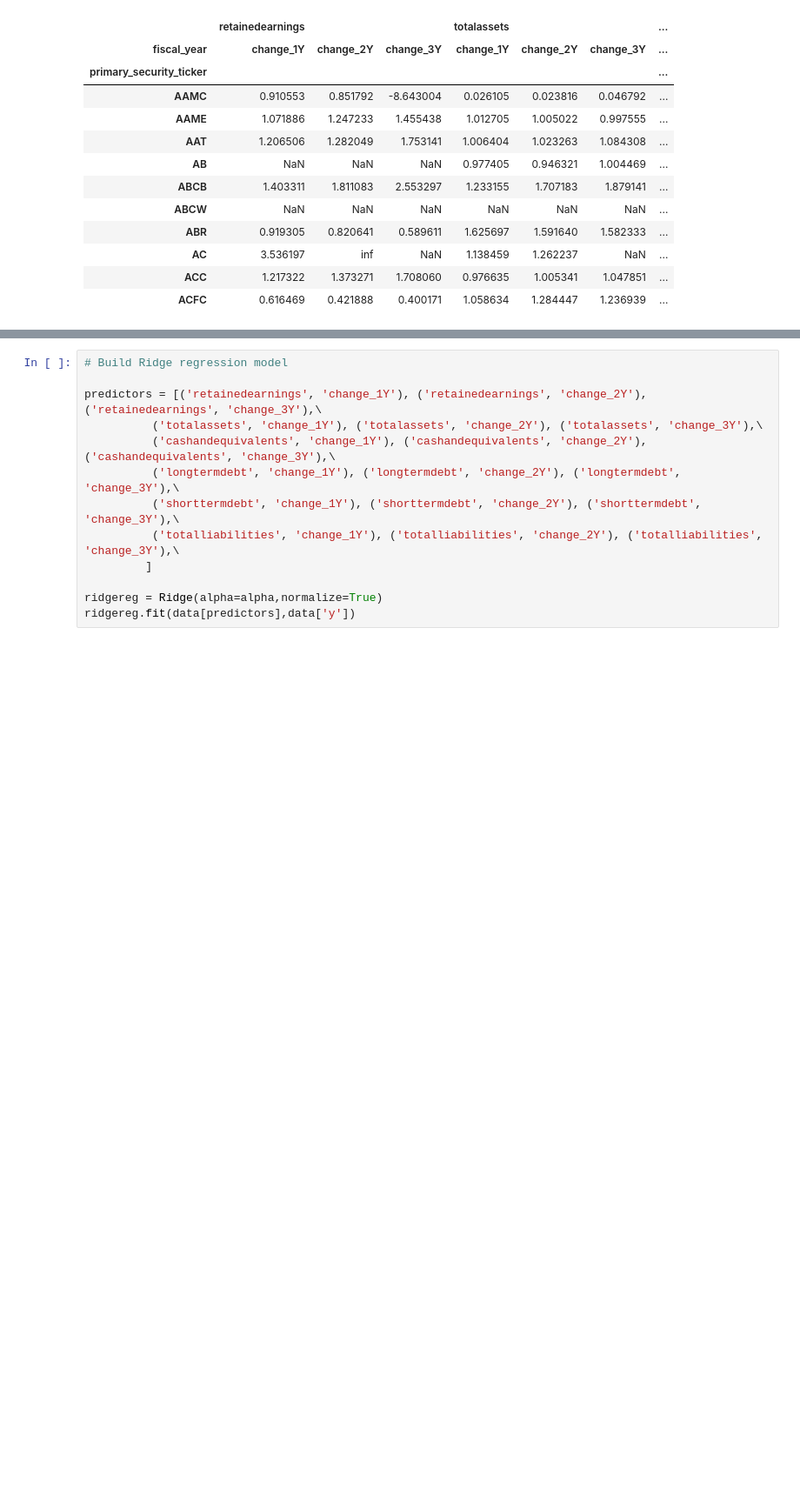
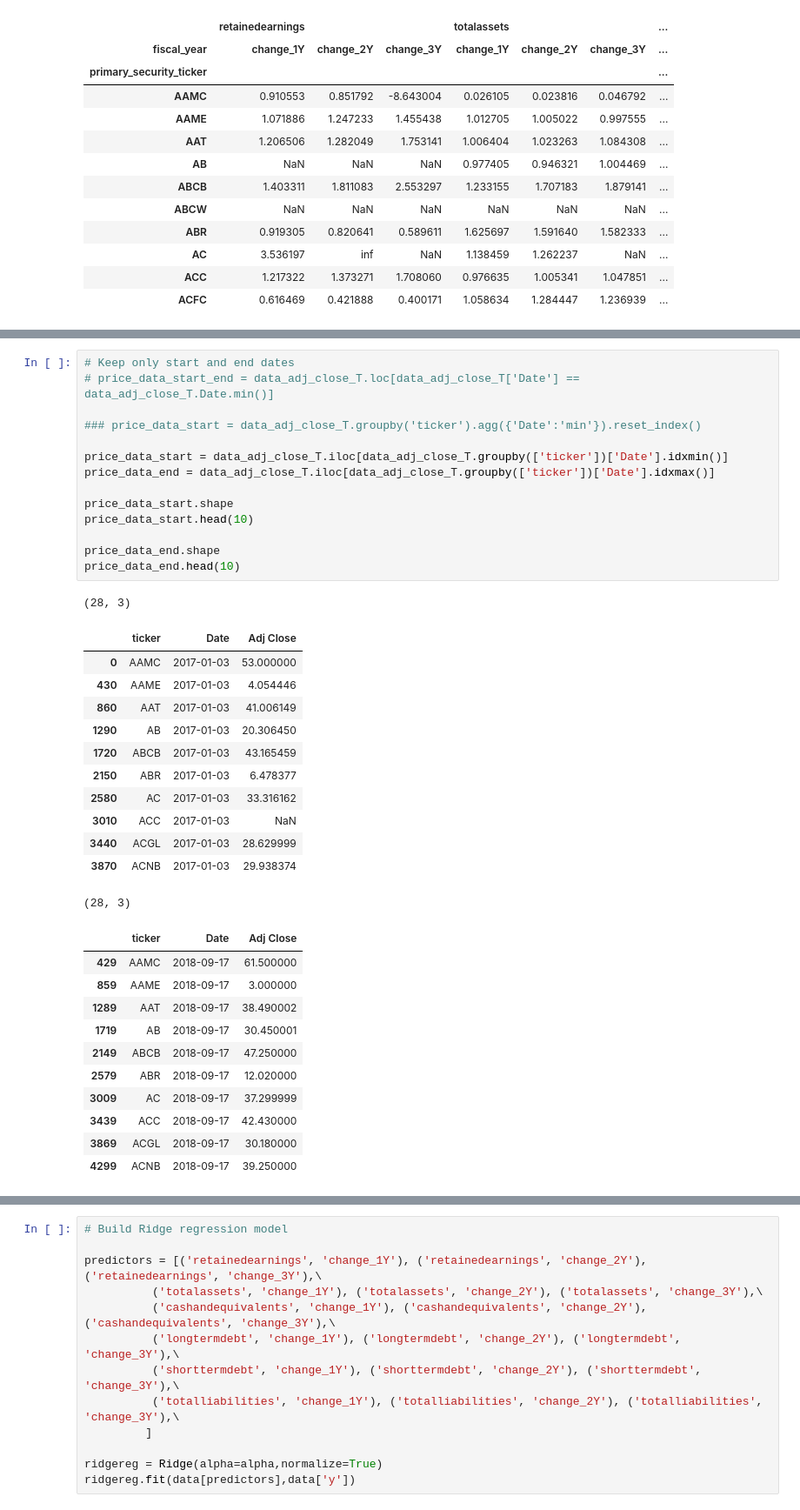
Before and after one commit to rothwellstuart/coreports, a Jupyter notebook: read-intrinio-sample-data-csv.ipynb, the cells around one changed output, grey strips where cells are left out. Shown at 87% size. Saved outputs shown, nothing was run; the diff lists cells and outputs as text; blank space fills up the shorter version.

```diff
--- a/read-intrinio-sample-data-csv.ipynb
+++ b/read-intrinio-sample-data-csv.ipynb
@@ -180,0 +280,39 @@ sample_T[[('retainedearnings', 'change_1Y'), ('retainedearnings', 'change_2Y'),
+# %%
+# Keep only start and end dates
+# price_data_start_end = data_adj_close_T.loc[data_adj_close_T['Date'] == data_adj_close_T.Date.min()]
+
+### price_data_start = data_adj_close_T.groupby('ticker').agg({'Date':'min'}).reset_index()
+
+price_data_start = data_adj_close_T.iloc[data_adj_close_T.groupby(['ticker'])['Date'].idxmin()]
+price_data_end = data_adj_close_T.iloc[data_adj_close_T.groupby(['ticker'])['Date'].idxmax()]
+
+price_data_start.shape
+price_data_start.head(10)
+
+price_data_end.shape
+price_data_end.head(10)
+# %% [output]
+(28, 3)
+|  | ticker | Date | Adj Close |
+| 0 | AAMC | 2017-01-03 | 53.000000 |
+| 430 | AAME | 2017-01-03 | 4.054446 |
+| 860 | AAT | 2017-01-03 | 41.006149 |
+| 1290 | AB | 2017-01-03 | 20.306450 |
+| 1720 | ABCB | 2017-01-03 | 43.165459 |
+| 2150 | ABR | 2017-01-03 | 6.478377 |
+| 2580 | AC | 2017-01-03 | 33.316162 |
+| 3010 | ACC | 2017-01-03 | NaN |
+| 3440 | ACGL | 2017-01-03 | 28.629999 |
+| 3870 | ACNB | 2017-01-03 | 29.938374 |
+(28, 3)
+|  | ticker | Date | Adj Close |
+| 429 | AAMC | 2018-09-17 | 61.500000 |
+| 859 | AAME | 2018-09-17 | 3.000000 |
+| 1289 | AAT | 2018-09-17 | 38.490002 |
+| 1719 | AB | 2018-09-17 | 30.450001 |
+| 2149 | ABCB | 2018-09-17 | 47.250000 |
+| 2579 | ABR | 2018-09-17 | 12.020000 |
+| 3009 | AC | 2018-09-17 | 37.299999 |
+| 3439 | ACC | 2018-09-17 | 42.430000 |
+| 3869 | ACGL | 2018-09-17 | 30.180000 |
+| 4299 | ACNB | 2018-09-17 | 39.250000 |
```
Also changed, not shown: parts of 7 cells of this notebook.
